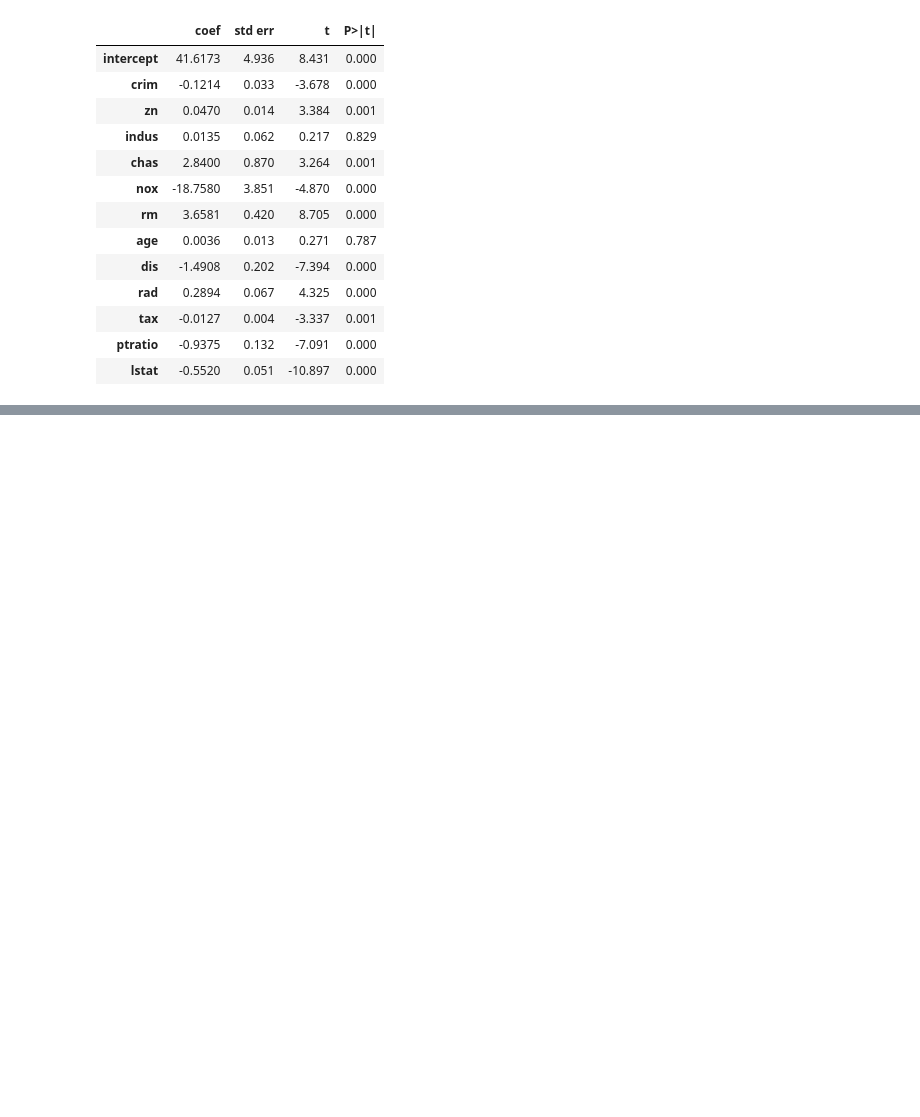
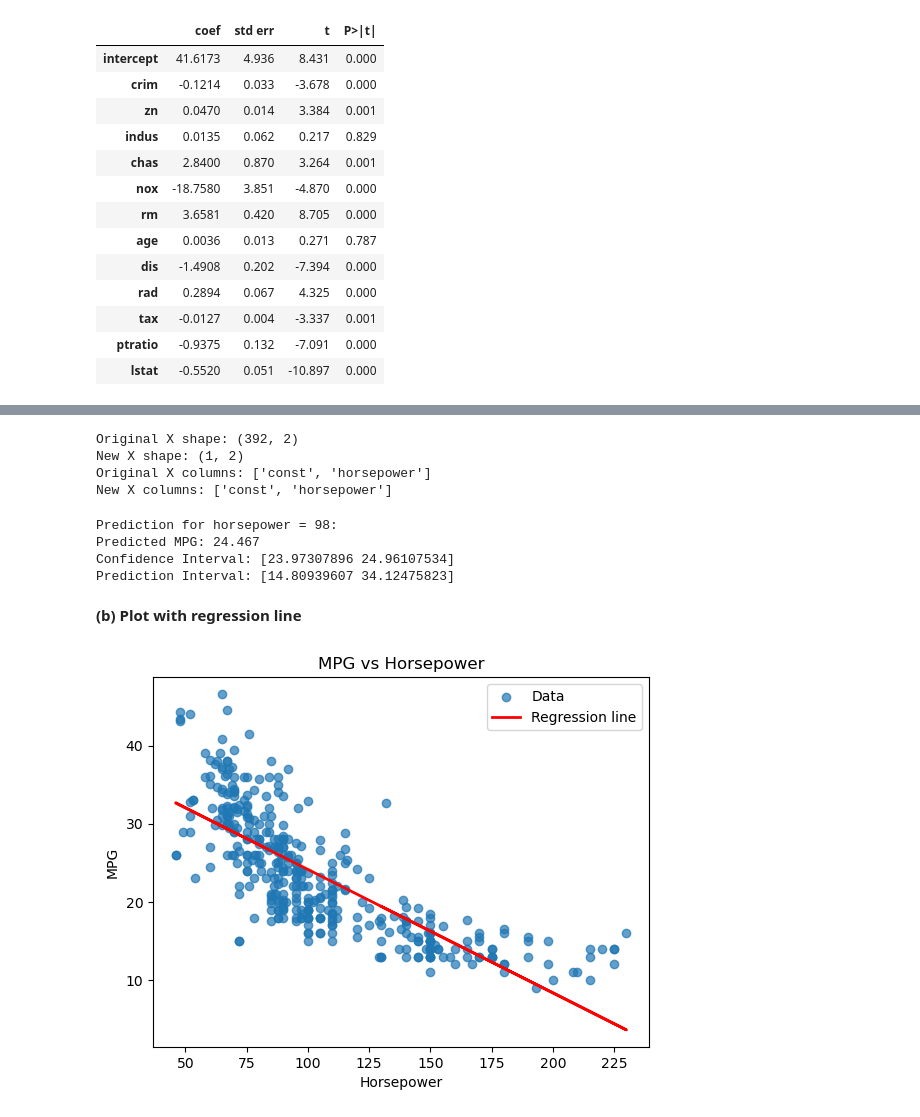
Before and after one commit to zozoking101/An-Introduction-to-Statistical-Learning-with-Applications-in-Python, a Jupyter notebook: 3_Linear_Regression/Chapter_3.ipynb, the cells around one changed output, grey strips where cells are left out. Saved outputs shown, nothing was run; the diff lists cells and outputs as text; code cells hidden in the pictures; blank space fills up the shorter version.

```diff
--- a/3_Linear_Regression/Chapter_3.ipynb
+++ b/3_Linear_Regression/Chapter_3.ipynb
@@ -1880,0 +2360,14 @@ summarize(results)
+# %%
+# Load your dataset
+data = pd.read_csv("../2_Statistical_Learning/Auto.csv")
+
+# Define predictor and response
+X = data[["horsepower"]]
+y = data["mpg"]
+
+# Add constant for intercept
+X = sm.add_constant(X)
+
+# Fit regression model
+model = sm.OLS(y, X).fit()
+print(model.summary())
@@ -1880,0 +2418,60 @@ summarize(results)
+# %%
+# Prediction for horsepower = 98
+new_data = pd.DataFrame({"horsepower": [98]})
+new_X = sm.add_constant(new_data, has_constant='add')
+
+# Option 2: Use numpy array
+# new_X = np.array([[1, 98]])  # [const, horsepower]
+
+# Option 3: Match the exact structure of original X
+# new_X = pd.DataFrame([[1, 98]], columns=['const', 'horsepower'])
+# %%
+print(f"Original X shape: {X.shape}")
+print(f"New X shape: {new_X.shape}")
+print(f"Original X columns: {X.columns.tolist()}")
+print(f"New X columns: {new_X.columns.tolist()}")
+# %% [output]
+Original X shape: (392, 2)
+New X shape: (1, 2)
+Original X columns: ['const', 'horsepower']
+New X columns: ['const', 'horsepower']
+# %%
+# Get predictions with confidence & prediction intervals
+pred = model.get_prediction(new_X)
+
+# Confidence interval (mean prediction)
+conf_int = pred.conf_int(obs=False)   # same as R's "interval = confidence"
+
+# Prediction interval (new observation)
+pred_int = pred.conf_int(obs=True)    # same as R's "interval = prediction"
+
+
+print(f"\nPrediction for horsepower = 98:")
+print(f"Predicted MPG: {pred.predicted_mean[0]:.3f}")
+print(f"Confidence Interval: {pred.conf_int()[0]}")
+print(f"Prediction Interval: {pred.conf_int(obs=True)[0]}")
+# %% [output]
+Prediction for horsepower = 98:
+Predicted MPG: 24.467
+Confidence Interval: [23.97307896 24.96107534]
+Prediction Interval: [14.80939607 34.12475823]
+# %% [markdown]
+**(b) Plot with regression line**
+# %%
+import matplotlib.pyplot as plt
+
+# Fit regression
+X = sm.add_constant(data["horsepower"])
+y = data["mpg"]
+fit = sm.OLS(y, X).fit()
+
+# Plot scatter + regression line
+plt.scatter(data["horsepower"], data["mpg"], alpha=0.7, label="Data")
+plt.plot(data["horsepower"], fit.predict(X), color="red", linewidth=2, label="Regression line")
+plt.xlabel("Horsepower")
+plt.ylabel("MPG")
+plt.title("MPG vs Horsepower")
+plt.legend()
+plt.show()
+# %% [output]
+[figure, added]
```
Also changed, not shown: parts of 176 cells of this notebook, 35 other files.
